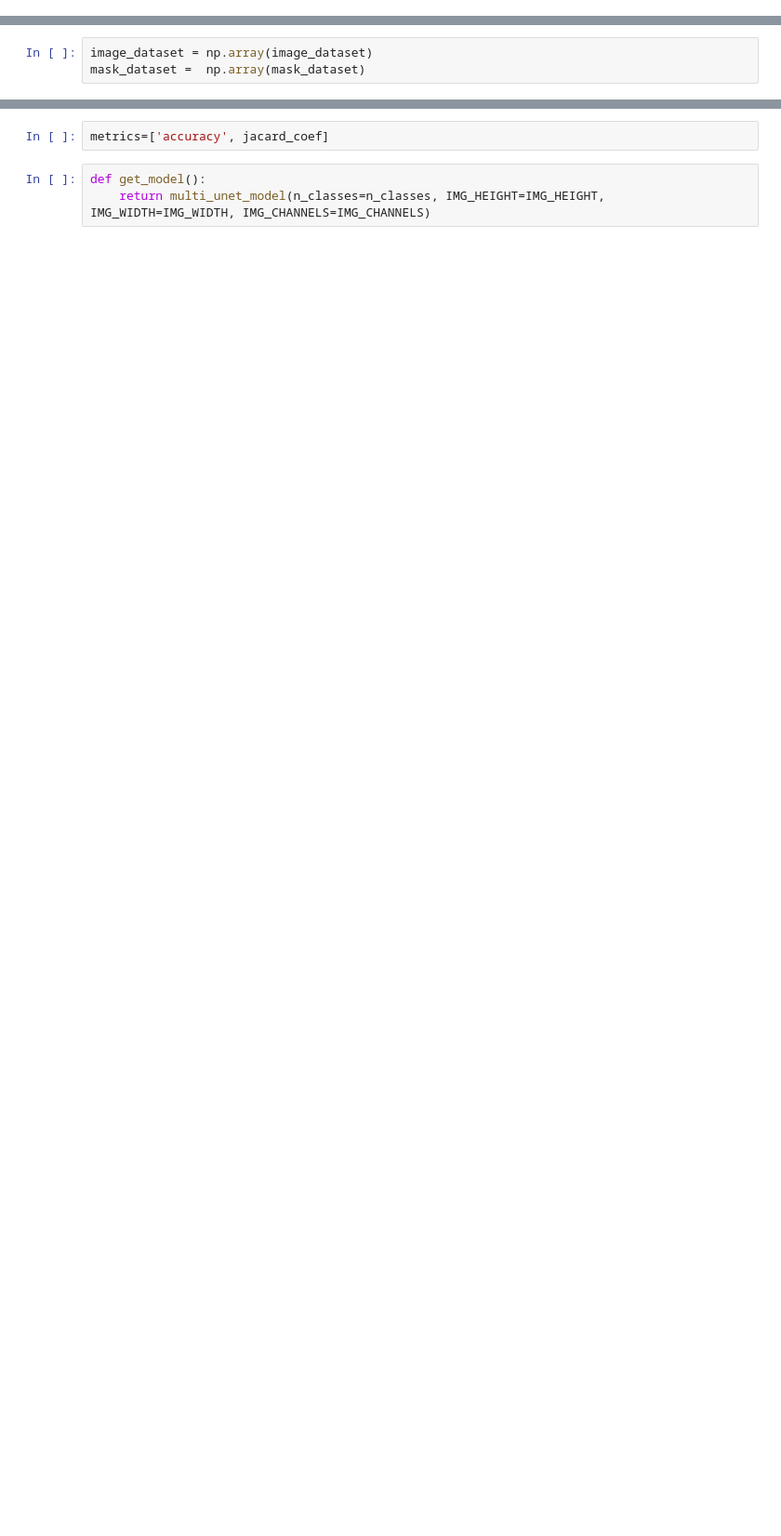
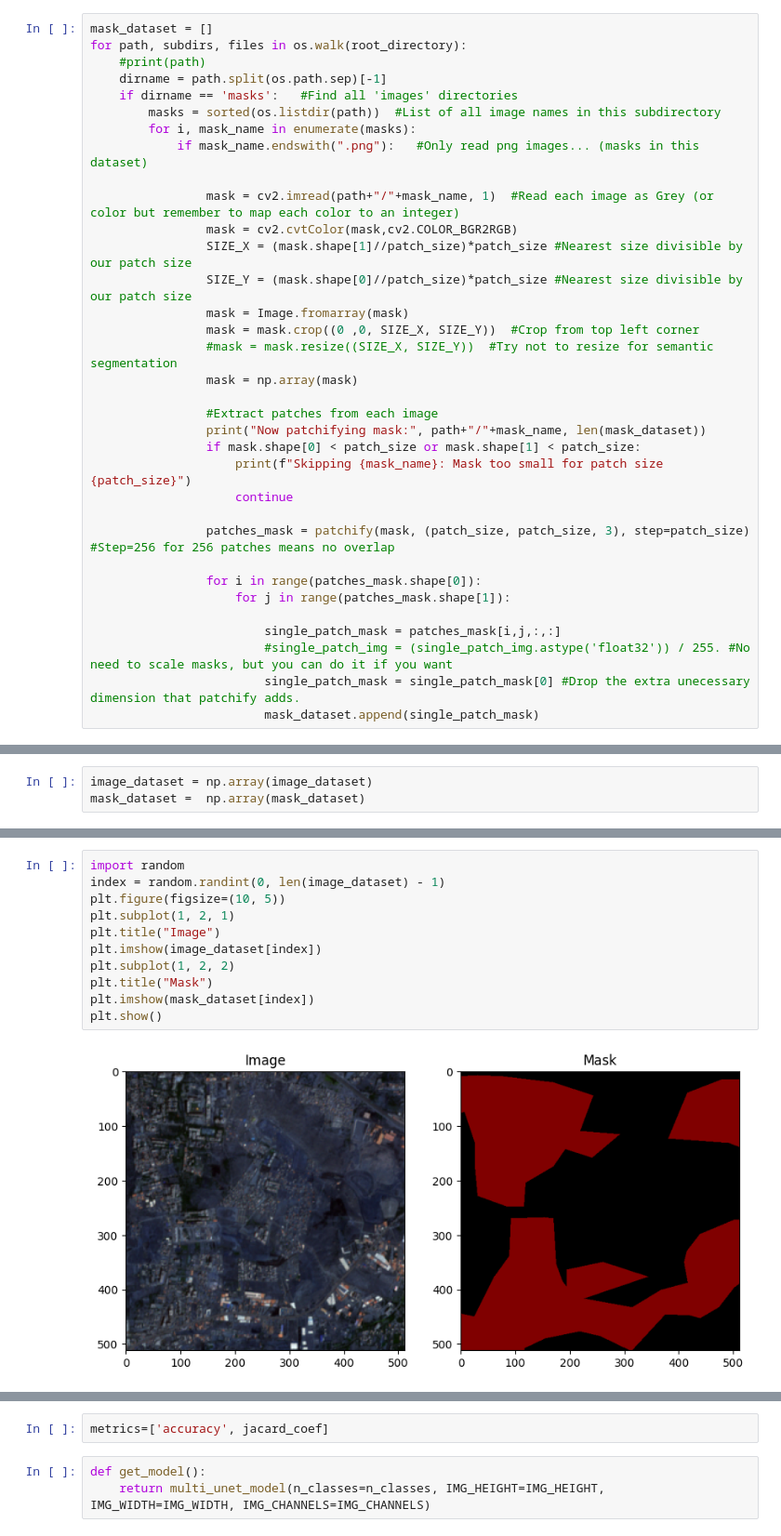
Before and after one commit to ShivamaniG/prj_final, a Jupyter notebook: code3.ipynb, the cells around one changed output, grey strips where cells are left out. Shown at 93% size. Saved outputs shown, nothing was run; the diff lists cells and outputs as text; blank space fills up the shorter version.

```diff
--- a/code3.ipynb
+++ b/code3.ipynb
@@ -240,0 +99,34 @@ Now patchifying: 99.png
+# %%
+mask_dataset = []
+for path, subdirs, files in os.walk(root_directory):
+    #print(path)
+    dirname = path.split(os.path.sep)[-1]
+    if dirname == 'masks':   #Find all 'images' directories
+        masks = sorted(os.listdir(path))  #List of all image names in this subdirectory
+        for i, mask_name in enumerate(masks):
+            if mask_name.endswith(".png"):   #Only read png images... (masks in this dataset)
+
+                mask = cv2.imread(path+"/"+mask_name, 1)  #Read each image as Grey (or color but remember to map each color to an integer)
+                mask = cv2.cvtColor(mask,cv2.COLOR_BGR2RGB)
+                SIZE_X = (mask.shape[1]//patch_size)*patch_size #Nearest size divisible by our patch size
+                SIZE_Y = (mask.shape[0]//patch_size)*patch_size #Nearest size divisible by our patch size
+                mask = Image.fromarray(mask)
+                mask = mask.crop((0 ,0, SIZE_X, SIZE_Y))  #Crop from top left corner
+                #mask = mask.resize((SIZE_X, SIZE_Y))  #Try not to resize for semantic segmentation
+                mask = np.array(mask)
+
+                #Extract patches from each image
+                print("Now patchifying mask:", path+"/"+mask_name, len(mask_dataset))
+                if mask.shape[0] < patch_size or mask.shape[1] < patch_size:
+                    print(f"Skipping {mask_name}: Mask too small for patch size {patch_size}")
+                    continue
+
+                patches_mask = patchify(mask, (patch_size, patch_size, 3), step=patch_size)  #Step=256 for 256 patches means no overlap
+
+                for i in range(patches_mask.shape[0]):
+                    for j in range(patches_mask.shape[1]):
+
+                        single_patch_mask = patches_mask[i,j,:,:]
+                        #single_patch_img = (single_patch_img.astype('float32')) / 255. #No need to scale masks, but you can do it if you want
+                        single_patch_mask = single_patch_mask[0] #Drop the extra unecessary dimension that patchify adds.
+                        mask_dataset.append(single_patch_mask)
@@ -250,3 +267,16 @@ Mask dataset sample shape: (512, 512, 3)
+# %%
+import random
+index = random.randint(0, len(image_dataset) - 1)
+plt.figure(figsize=(10, 5))
+plt.subplot(1, 2, 1)
+plt.title("Image")
+plt.imshow(image_dataset[index])
+plt.subplot(1, 2, 2)
+plt.title("Mask")
+plt.imshow(mask_dataset[index])
+plt.show()
+# %% [output]
+[figure, added]
 # %%
 import random
 import numpy as np
```
Also changed, not shown: parts of 37 cells of this notebook, 16 other files.
